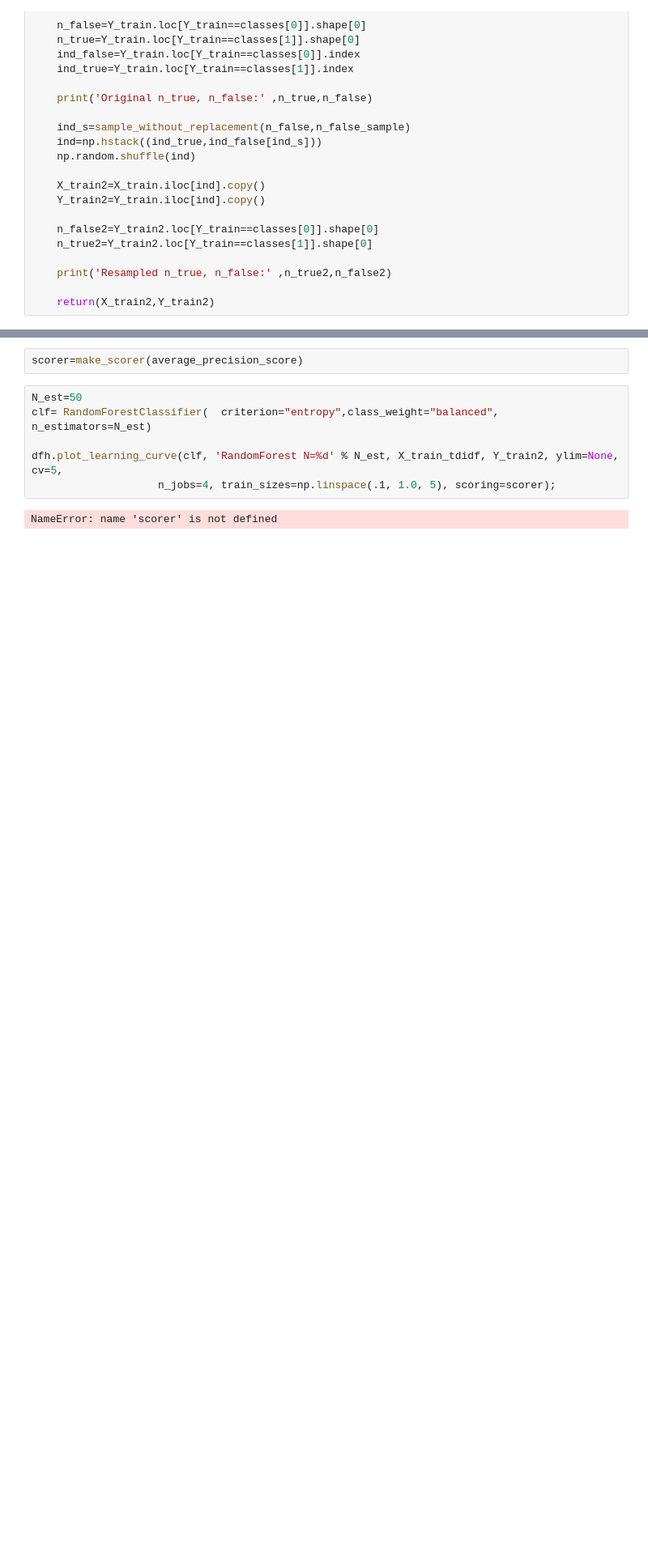
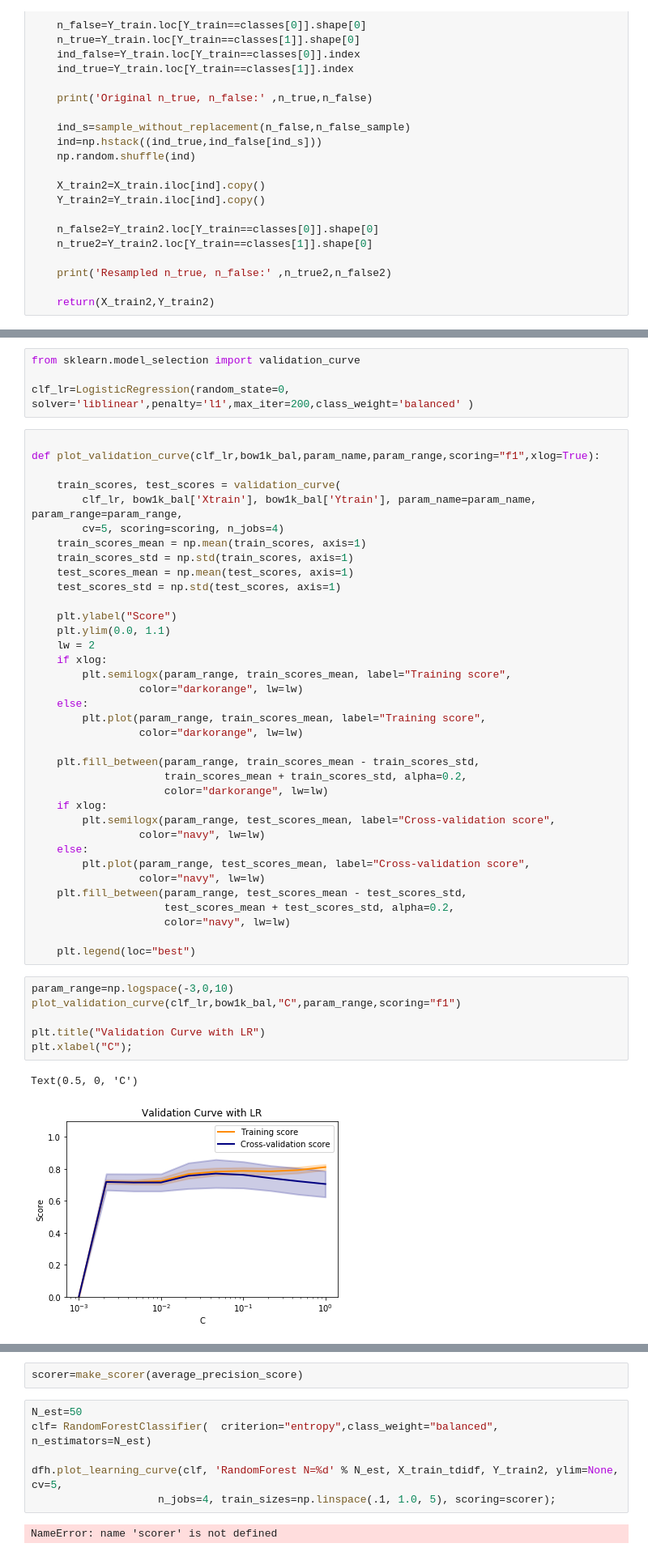
Before and after one commit to marco-bellini/NLP_disaster, a Jupyter notebook: classify_ttv.ipynb, the cells around one changed output, grey strips where cells are left out. Shown at 81% size. Saved outputs shown, nothing was run; the diff lists cells and outputs as text; blank space fills up the shorter version.

```diff
--- a/classify_ttv.ipynb
+++ b/classify_ttv.ipynb
@@ -614,0 +940,49 @@ clf= RandomForestClassifier(  criterion="entropy",class_weight="balanced", n_est
+# %%
+from sklearn.model_selection import validation_curve
+
+clf_lr=LogisticRegression(random_state=0, solver='liblinear',penalty='l1',max_iter=200,class_weight='balanced' )
+# %%
+
+def plot_validation_curve(clf_lr,bow1k_bal,param_name,param_range,scoring="f1",xlog=True):
+
+    train_scores, test_scores = validation_curve(
+        clf_lr, bow1k_bal['Xtrain'], bow1k_bal['Ytrain'], param_name=param_name, param_range=param_range,
+        cv=5, scoring=scoring, n_jobs=4)
+    train_scores_mean = np.mean(train_scores, axis=1)
+    train_scores_std = np.std(train_scores, axis=1)
+    test_scores_mean = np.mean(test_scores, axis=1)
+    test_scores_std = np.std(test_scores, axis=1)
+
+    plt.ylabel("Score")
+    plt.ylim(0.0, 1.1)
+    lw = 2
+    if xlog:
+        plt.semilogx(param_range, train_scores_mean, label="Training score",
+                 color="darkorange", lw=lw)
+    else:
+        plt.plot(param_range, train_scores_mean, label="Training score",
+                 color="darkorange", lw=lw)
+
+    plt.fill_between(param_range, train_scores_mean - train_scores_std,
+                     train_scores_mean + train_scores_std, alpha=0.2,
+                     color="darkorange", lw=lw)
+    if xlog:
+        plt.semilogx(param_range, test_scores_mean, label="Cross-validation score",
+                 color="navy", lw=lw)
+    else:
+        plt.plot(param_range, test_scores_mean, label="Cross-validation score",
+                 color="navy", lw=lw)
+    plt.fill_between(param_range, test_scores_mean - test_scores_std,
+                     test_scores_mean + test_scores_std, alpha=0.2,
+                     color="navy", lw=lw)
+
+    plt.legend(loc="best")
+# %%
+param_range=np.logspace(-3,0,10)
+plot_validation_curve(clf_lr,bow1k_bal,"C",param_range,scoring="f1")
+
+plt.title("Validation Curve with LR")
+plt.xlabel("C");
+# %% [output]
+Text(0.5, 0, 'C')
+[figure, added]
```
Also changed, not shown: parts of 74 cells of this notebook.
